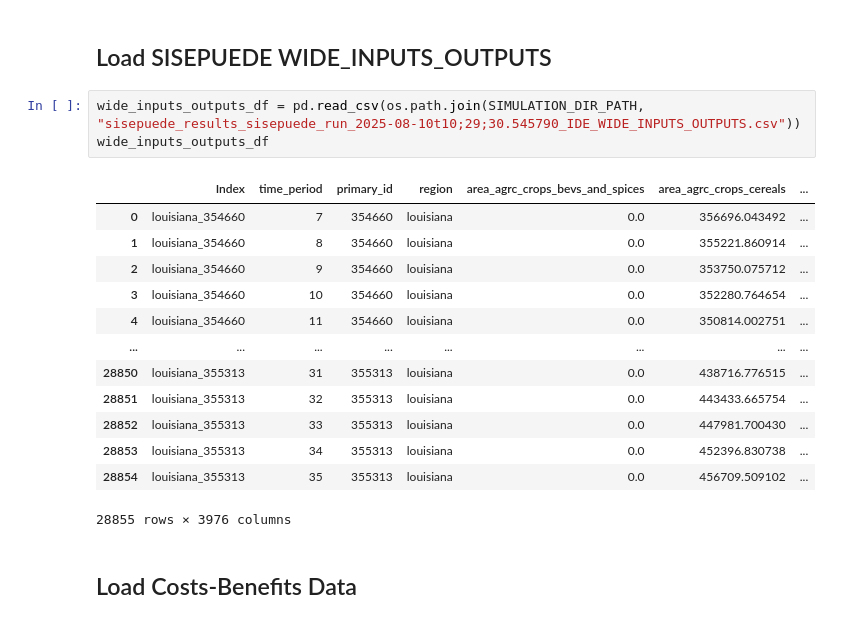
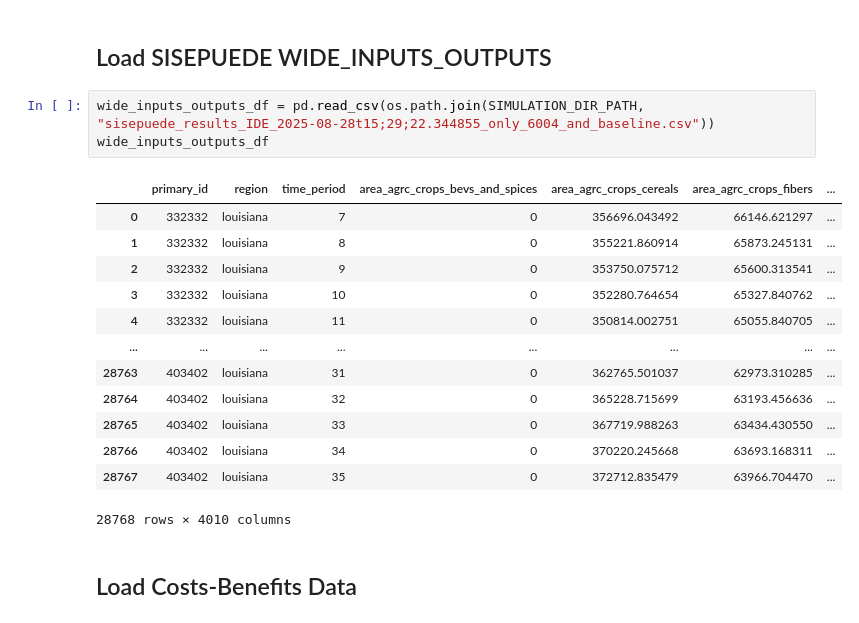
Before and after one commit to sisepuede-framework/ssp_louisiana, a Jupyter notebook: metamodel/notebooks/etl_4.2.ipynb, the cells around one changed output. Cells and saved outputs as stored; diff of their text form.

```diff
--- a/metamodel/notebooks/etl_4.2.ipynb
+++ b/metamodel/notebooks/etl_4.2.ipynb
@@ -190,22 +154,22 @@ memory usage: 1.2+ MB
 # %% [markdown]
 ## Load SISEPUEDE WIDE_INPUTS_OUTPUTS
 # %%
-wide_inputs_outputs_df = pd.read_csv(os.path.join(SIMULATION_DIR_PATH, "sisepuede_results_sisepuede_run_2025-08-10t10;29;30.545790_IDE_WIDE_INPUTS_OUTPUTS.csv"))
+wide_inputs_outputs_df = pd.read_csv(os.path.join(SIMULATION_DIR_PATH, "sisepuede_results_IDE_2025-08-28t15;29;22.344855_only_6004_and_baseline.csv"))
 wide_inputs_outputs_df
 # %% [output]
-|  | Index | time_period | primary_id | region | area_agrc_crops_bevs_and_spices | area_agrc_crops_cereals | ... |
-| 0 | louisiana_354660 | 7 | 354660 | louisiana | 0.0 | 356696.043492 | ... |
-| 1 | louisiana_354660 | 8 | 354660 | louisiana | 0.0 | 355221.860914 | ... |
-| 2 | louisiana_354660 | 9 | 354660 | louisiana | 0.0 | 353750.075712 | ... |
-| 3 | louisiana_354660 | 10 | 354660 | louisiana | 0.0 | 352280.764654 | ... |
-| 4 | louisiana_354660 | 11 | 354660 | louisiana | 0.0 | 350814.002751 | ... |
+|  | primary_id | region | time_period | area_agrc_crops_bevs_and_spices | area_agrc_crops_cereals | area_agrc_crops_fibers | ... |
+| 0 | 332332 | louisiana | 7 | 0 | 356696.043492 | 66146.621297 | ... |
+| 1 | 332332 | louisiana | 8 | 0 | 355221.860914 | 65873.245131 | ... |
+| 2 | 332332 | louisiana | 9 | 0 | 353750.075712 | 65600.313541 | ... |
+| 3 | 332332 | louisiana | 10 | 0 | 352280.764654 | 65327.840762 | ... |
+| 4 | 332332 | louisiana | 11 | 0 | 350814.002751 | 65055.840705 | ... |
 | ... | ... | ... | ... | ... | ... | ... | ... |
-| 28850 | louisiana_355313 | 31 | 355313 | louisiana | 0.0 | 438716.776515 | ... |
-| 28851 | louisiana_355313 | 32 | 355313 | louisiana | 0.0 | 443433.665754 | ... |
-| 28852 | louisiana_355313 | 33 | 355313 | louisiana | 0.0 | 447981.700430 | ... |
-| 28853 | louisiana_355313 | 34 | 355313 | louisiana | 0.0 | 452396.830738 | ... |
-| 28854 | louisiana_355313 | 35 | 355313 | louisiana | 0.0 | 456709.509102 | ... |
+| 28763 | 403402 | louisiana | 31 | 0 | 362765.501037 | 62973.310285 | ... |
+| 28764 | 403402 | louisiana | 32 | 0 | 365228.715699 | 63193.456636 | ... |
+| 28765 | 403402 | louisiana | 33 | 0 | 367719.988263 | 63434.430550 | ... |
+| 28766 | 403402 | louisiana | 34 | 0 | 370220.245668 | 63693.168311 | ... |
+| 28767 | 403402 | louisiana | 35 | 0 | 372712.835479 | 63966.704470 | ... |
-28855 rows × 3976 columns
+28768 rows × 4010 columns
 # %% [markdown]
 ## Load Costs-Benefits Data
 # %%
```
Also changed, not shown: parts of 13 cells of this notebook.
